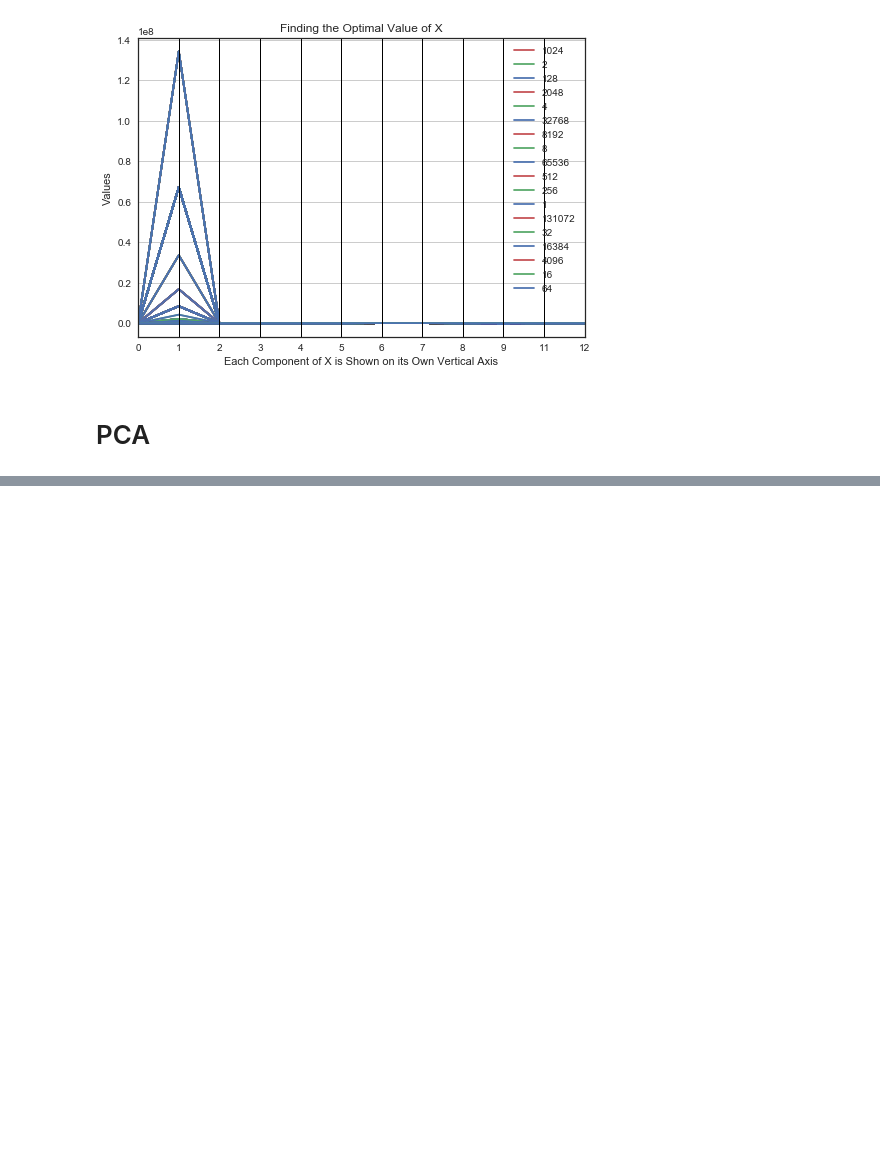
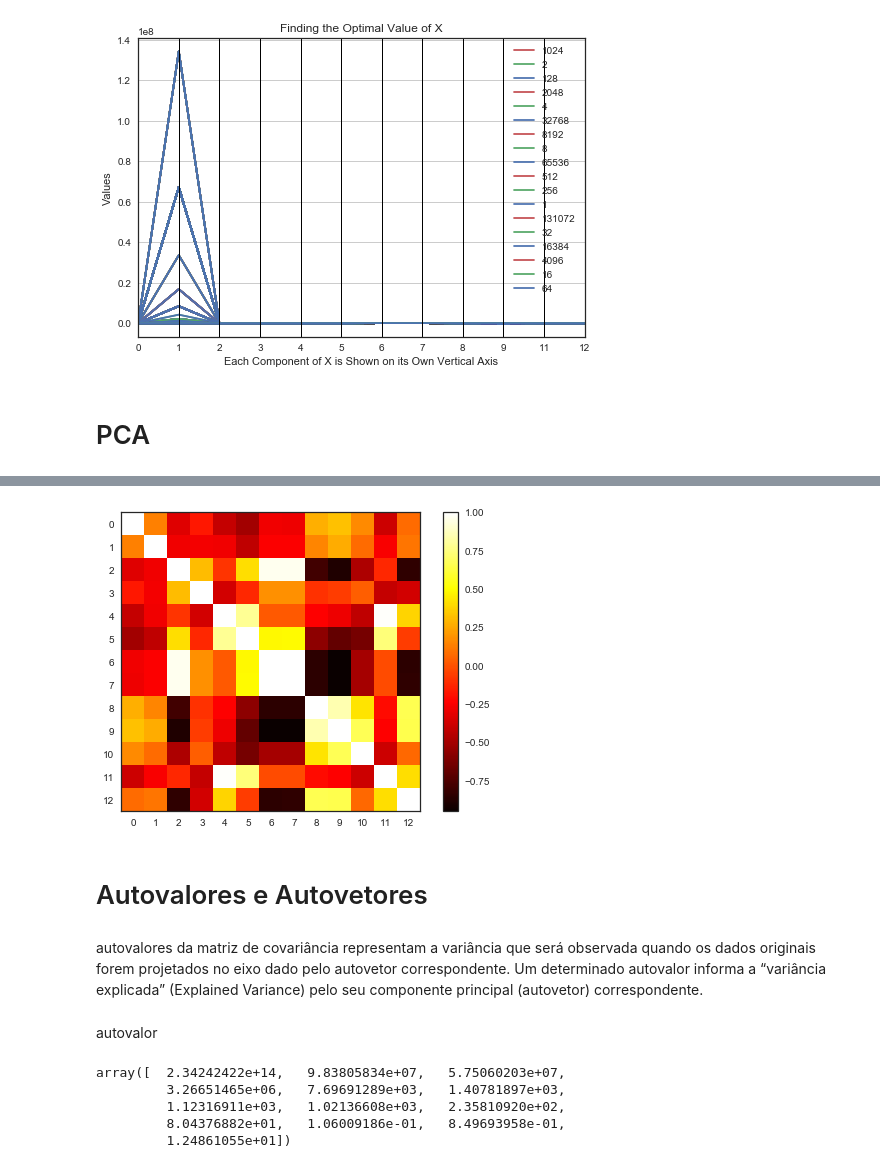
Before and after one commit to LMafra/estudos_em_bd, a Jupyter notebook: Codigos_prof/Untitled.ipynb, the cells around one changed output, grey strips where cells are left out. Cells and saved outputs as stored; diff of their text form; code cells hidden in the pictures; blank space fills up the shorter version.

```diff
--- a/Codigos_prof/Untitled.ipynb
+++ b/Codigos_prof/Untitled.ipynb
@@ -185,0 +222,3 @@ plt.show()
+# %%
+corr = corr.corr()
+corr
@@ -185,0 +240,13 @@ plt.show()
+# %%
+plt.imshow(corr, cmap='hot', interpolation='none')
+plt.colorbar()
+plt.xticks(range(len(corr)), corr.columns)
+plt.yticks(range(len(corr)), corr.columns);
+# plt.savefig("correl.png")
+plt.show()
+# %% [output]
+[figure, added]
+# %% [markdown]
+# Autovalores e Autovetores
+# %% [markdown]
+autovalores da matriz de covariância representam a variância que será observada quando os dados originais forem projetados no eixo dado pelo autovetor correspondente. Um determinado autovalor informa a “variância explicada” (Explained Variance) pelo seu componente principal (autovetor) correspondente.
@@ -185,0 +255,10 @@ plt.show()
+# %% [markdown]
+autovalor
+# %%
+w
+# %% [output]
+array([  2.34242422e+14,   9.83805834e+07,   5.75060203e+07,
+         3.26651465e+06,   7.69691289e+03,   1.40781897e+03,
+         1.12316911e+03,   1.02136608e+03,   2.35810920e+02,
+         8.04376882e+01,   1.06009186e-01,   8.49693958e-01,
+         1.24861055e+01])
```
Also changed, not shown: parts of 24 cells of this notebook.
